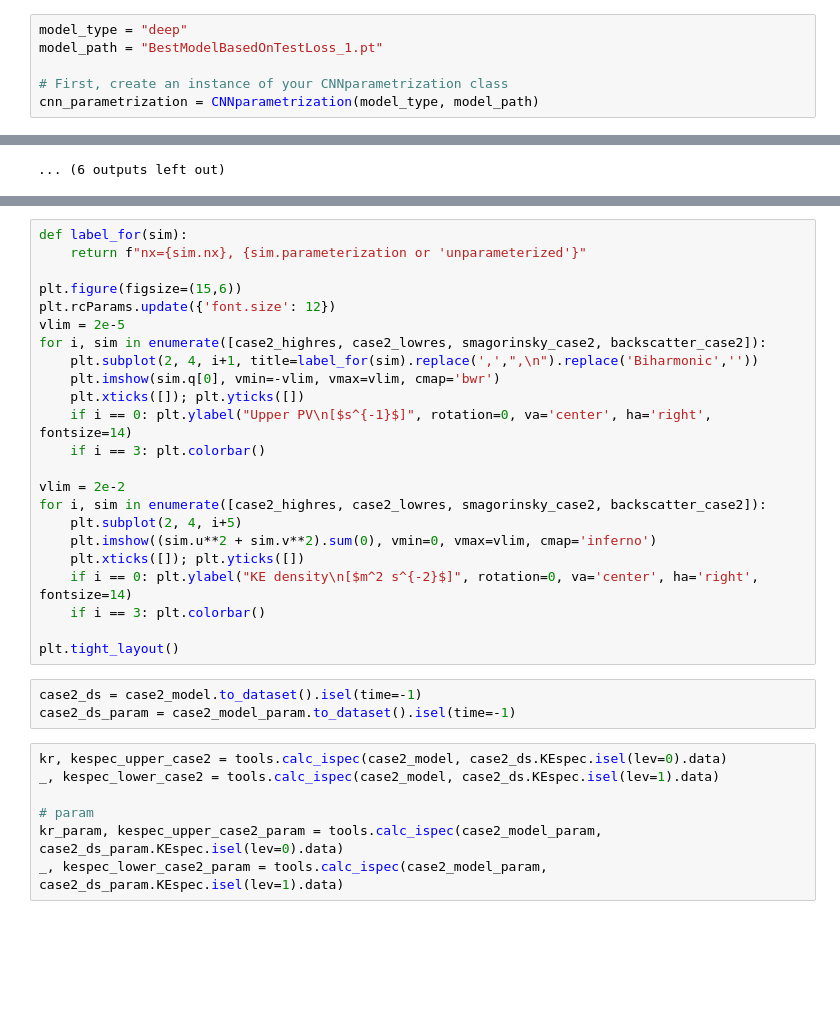
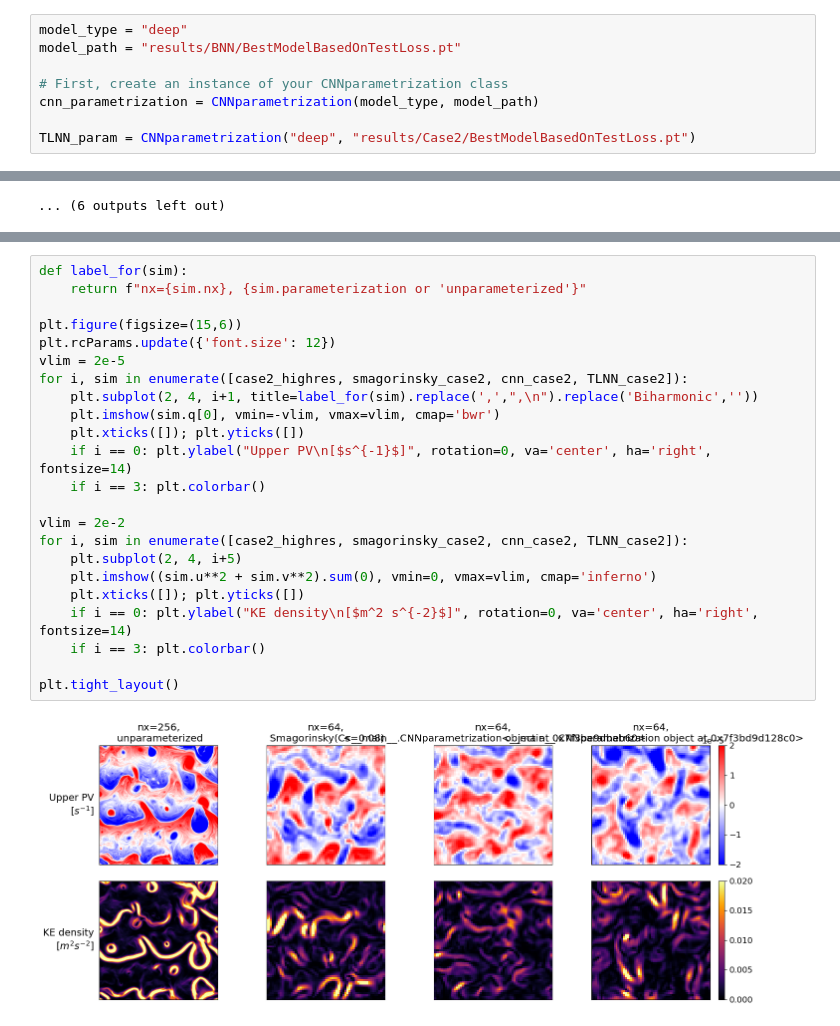
Before and after one commit to moeindarman77/TransferLearning-QG, a Jupyter notebook: online_coupling.ipynb, the cells around one changed output, grey strips where cells are left out. Saved outputs shown, nothing was run; the diff lists cells and outputs as text; blank space fills up the shorter version.

```diff
--- a/online_coupling.ipynb
+++ b/online_coupling.ipynb
@@ -326,10 +428,12 @@ class CNNparametrization(Parameterization):
 ## Initialize the CNN parameterization class
 # %%
 model_type = "deep"
-model_path = "BestModelBasedOnTestLoss_1.pt"
+model_path = "results/BNN/BestModelBasedOnTestLoss.pt"
 
 # First, create an instance of your CNNparametrization class
 cnn_parametrization = CNNparametrization(model_type, model_path)
+
+TLNN_param = CNNparametrization("deep", "results/Case2/BestModelBasedOnTestLoss.pt")
 # %%
 def run_parameterized_model(parameterization, case, base_kwargs):
     model = pyqg.QGModel(nx=64, parameterization=parameterization, **case , **base_kwargs)
@@ -464,33 +650,25 @@ RuntimeError: Undefined plan with nthreads. This is a bug
 # %%
 def label_for(sim):
     return f"nx={sim.nx}, {sim.parameterization or 'unparameterized'}"
 
 plt.figure(figsize=(15,6))
 plt.rcParams.update({'font.size': 12})
 vlim = 2e-5
-for i, sim in enumerate([case2_highres, case2_lowres, smagorinsky_case2, backscatter_case2]):
+for i, sim in enumerate([case2_highres, smagorinsky_case2, cnn_case2, TLNN_case2]):
     plt.subplot(2, 4, i+1, title=label_for(sim).replace(',',",\n").replace('Biharmonic',''))
     plt.imshow(sim.q[0], vmin=-vlim, vmax=vlim, cmap='bwr')
     plt.xticks([]); plt.yticks([])
     if i == 0: plt.ylabel("Upper PV\n[$s^{-1}$]", rotation=0, va='center', ha='right', fontsize=14)
     if i == 3: plt.colorbar()
 
 vlim = 2e-2
-for i, sim in enumerate([case2_highres, case2_lowres, smagorinsky_case2, backscatter_case2]):
+for i, sim in enumerate([case2_highres, smagorinsky_case2, cnn_case2, TLNN_case2]):
     plt.subplot(2, 4, i+5)
     plt.imshow((sim.u**2 + sim.v**2).sum(0), vmin=0, vmax=vlim, cmap='inferno')
     plt.xticks([]); plt.yticks([])
     if i == 0: plt.ylabel("KE density\n[$m^2 s^{-2}$]", rotation=0, va='center', ha='right', fontsize=14)
     if i == 3: plt.colorbar()
 
 plt.tight_layout()
+# %% [output]
+[figure, added]
-# %%
-case2_ds = case2_model.to_dataset().isel(time=-1)
-case2_ds_param = case2_model_param.to_dataset().isel(time=-1)
-# %%
-kr, kespec_upper_case2 = tools.calc_ispec(case2_model, case2_ds.KEspec.isel(lev=0).data)
-_, kespec_lower_case2 = tools.calc_ispec(case2_model, case2_ds.KEspec.isel(lev=1).data)
-
-# param
-kr_param, kespec_upper_case2_param = tools.calc_ispec(case2_model_param, case2_ds_param.KEspec.isel(lev=0).data)
-_, kespec_lower_case2_param = tools.calc_ispec(case2_model_param, case2_ds_param.KEspec.isel(lev=1).data)
```
Also changed, not shown: parts of 13 cells of this notebook.
